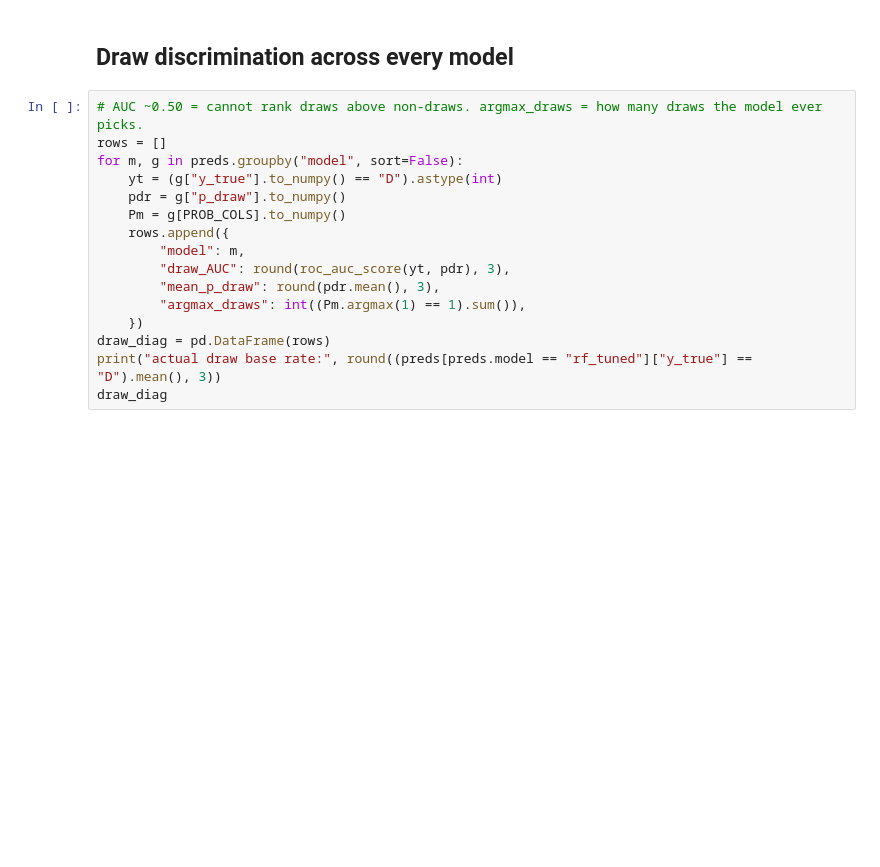
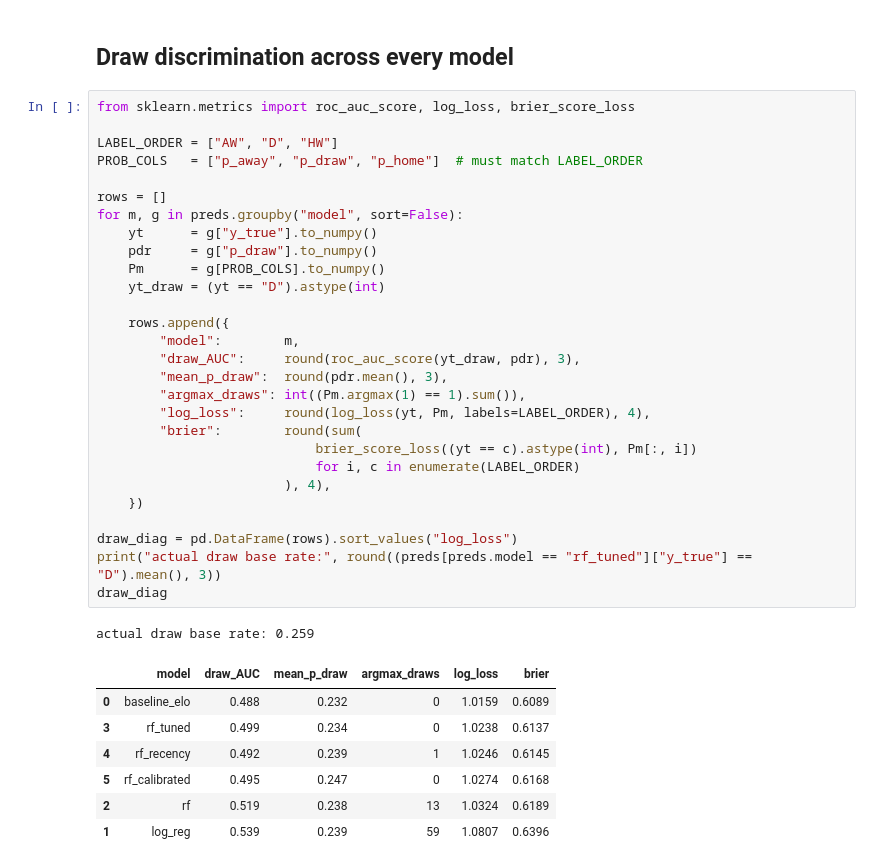
Before and after one commit to RupertGuppy03/MLProject, a Jupyter notebook: notebooks/06_draw_diagnostic.ipynb, the cells around one changed output. Cells and saved outputs as stored; diff of their text form; blank space fills up the shorter version.

```diff
--- a/notebooks/06_draw_diagnostic.ipynb
+++ b/notebooks/06_draw_diagnostic.ipynb
@@ -61,18 +71,39 @@ ax.legend(); fig.tight_layout(); plt.show()
 # %% [markdown]
 ## Draw discrimination across every model
 # %%
-# AUC ~0.50 = cannot rank draws above non-draws. argmax_draws = how many draws the model ever picks.
+from sklearn.metrics import roc_auc_score, log_loss, brier_score_loss
+
+LABEL_ORDER = ["AW", "D", "HW"]
+PROB_COLS   = ["p_away", "p_draw", "p_home"]  # must match LABEL_ORDER
+
 rows = []
 for m, g in preds.groupby("model", sort=False):
-    yt = (g["y_true"].to_numpy() == "D").astype(int)
-    pdr = g["p_draw"].to_numpy()
-    Pm = g[PROB_COLS].to_numpy()
+    yt      = g["y_true"].to_numpy()
+    pdr     = g["p_draw"].to_numpy()
+    Pm      = g[PROB_COLS].to_numpy()
+    yt_draw = (yt == "D").astype(int)
+
     rows.append({
-        "model": m,
-        "draw_AUC": round(roc_auc_score(yt, pdr), 3),
-        "mean_p_draw": round(pdr.mean(), 3),
+        "model":        m,
+        "draw_AUC":     round(roc_auc_score(yt_draw, pdr), 3),
+        "mean_p_draw":  round(pdr.mean(), 3),
         "argmax_draws": int((Pm.argmax(1) == 1).sum()),
+        "log_loss":     round(log_loss(yt, Pm, labels=LABEL_ORDER), 4),
+        "brier":        round(sum(
+                            brier_score_loss((yt == c).astype(int), Pm[:, i])
+                            for i, c in enumerate(LABEL_ORDER)
+                        ), 4),
     })
-draw_diag = pd.DataFrame(rows)
+
+draw_diag = pd.DataFrame(rows).sort_values("log_loss")
 print("actual draw base rate:", round((preds[preds.model == "rf_tuned"]["y_true"] == "D").mean(), 3))
 draw_diag
+# %% [output]
+actual draw base rate: 0.259
+|  | model | draw_AUC | mean_p_draw | argmax_draws | log_loss | brier |
+| 0 | baseline_elo | 0.488 | 0.232 | 0 | 1.0159 | 0.6089 |
+| 3 | rf_tuned | 0.499 | 0.234 | 0 | 1.0238 | 0.6137 |
+| 4 | rf_recency | 0.492 | 0.239 | 1 | 1.0246 | 0.6145 |
+| 5 | rf_calibrated | 0.495 | 0.247 | 0 | 1.0274 | 0.6168 |
+| 2 | rf | 0.519 | 0.238 | 13 | 1.0324 | 0.6189 |
+| 1 | log_reg | 0.539 | 0.239 | 59 | 1.0807 | 0.6396 |
```
Also changed, not shown: parts of 2 cells of this notebook, 4 other files.
